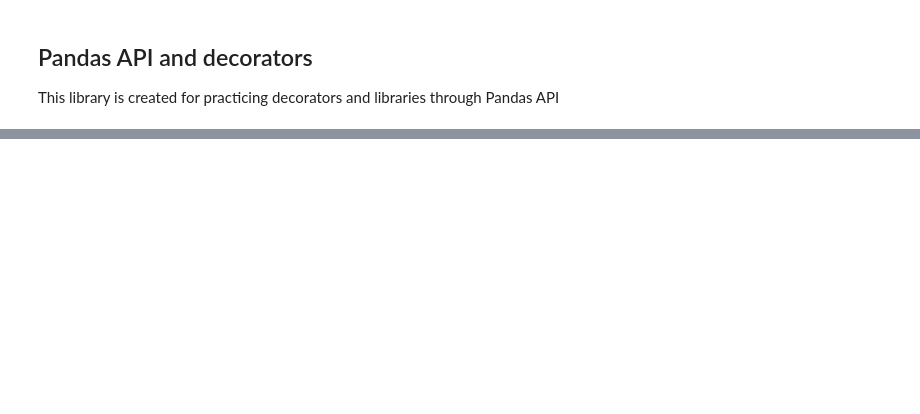
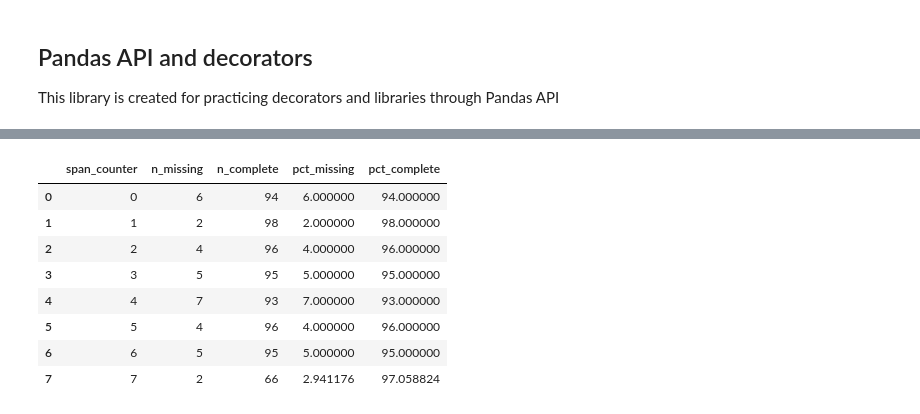
Before and after one commit to fenilenvinileno97/missing-values, a Jupyter notebook: notebooks/missing-library.ipynb, the cells around one changed output, grey strips where cells are left out. Cells and saved outputs as stored; diff of their text form; code cells hidden in the pictures; blank space fills up the shorter version.

```diff
--- a/notebooks/missing-library.ipynb
+++ b/notebooks/missing-library.ipynb
@@ -99,0 +237,12 @@ df.missing.missing_case_plot()
+# %%
+df.missing.missing_variable_span(variable='blood_pressure', span_every=100)
+# %% [output]
+|  | span_counter | n_missing | n_complete | pct_missing | pct_complete |
+| 0 | 0 | 6 | 94 | 6.000000 | 94.000000 |
+| 1 | 1 | 2 | 98 | 2.000000 | 98.000000 |
+| 2 | 2 | 4 | 96 | 4.000000 | 96.000000 |
+| 3 | 3 | 5 | 95 | 5.000000 | 95.000000 |
+| 4 | 4 | 7 | 93 | 7.000000 | 93.000000 |
+| 5 | 5 | 4 | 96 | 4.000000 | 96.000000 |
+| 6 | 6 | 5 | 95 | 5.000000 | 95.000000 |
+| 7 | 7 | 2 | 66 | 2.941176 | 97.058824 |
```
Also changed, not shown: parts of 14 cells of this notebook, 2 other files.
